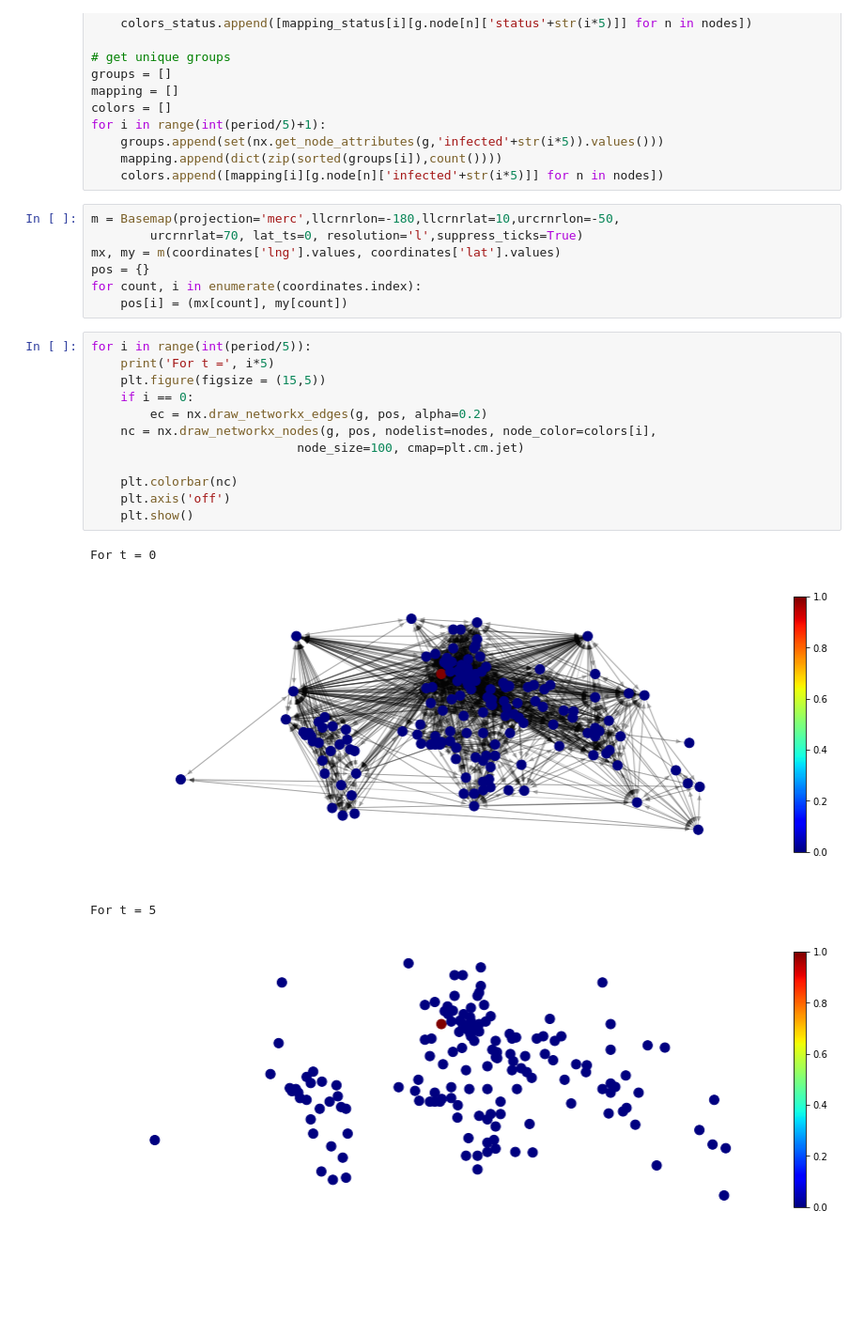
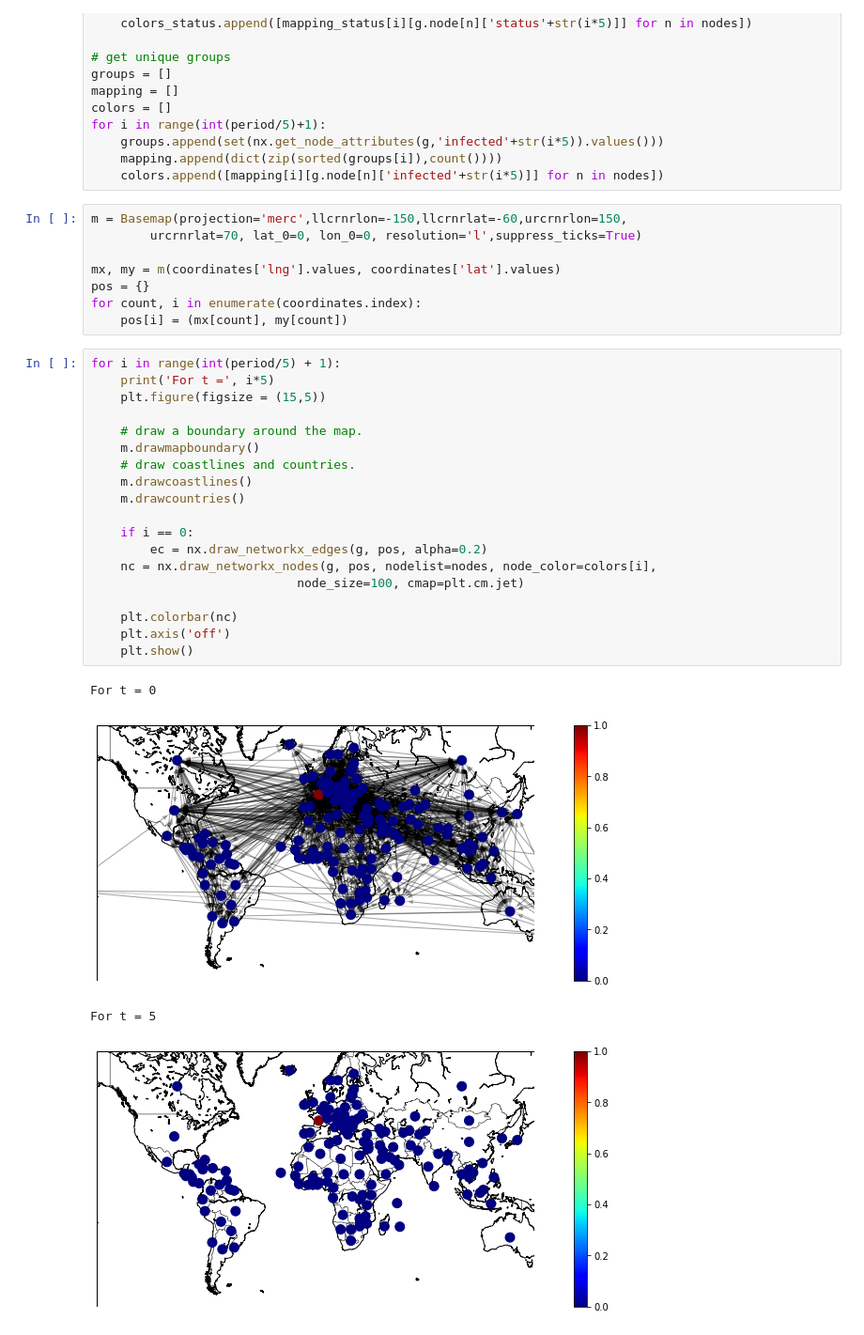
Before and after one commit to jllcentraleessec/NGSA-Epidemic-Prediction, a Jupyter notebook: Map.ipynb, the cells around one changed output. Shown at 94% size. Drawn from its saved outputs; the diff is of its cells as text; blank space fills up the shorter version.

Commit message:
Adding continents and countries background

```diff
--- a/Map.ipynb
+++ b/Map.ipynb
@@ -79,27 +79,35 @@ for i in range(int(period/5)+1):
     mapping.append(dict(zip(sorted(groups[i]),count())))
     colors.append([mapping[i][g.node[n]['infected'+str(i*5)]] for n in nodes])
 # %%
-m = Basemap(projection='merc',llcrnrlon=-180,llcrnrlat=10,urcrnrlon=-50,
-        urcrnrlat=70, lat_ts=0, resolution='l',suppress_ticks=True)
+m = Basemap(projection='merc',llcrnrlon=-150,llcrnrlat=-60,urcrnrlon=150,
+        urcrnrlat=70, lat_0=0, lon_0=0, resolution='l',suppress_ticks=True)
+
 mx, my = m(coordinates['lng'].values, coordinates['lat'].values)
 pos = {}
 for count, i in enumerate(coordinates.index):
     pos[i] = (mx[count], my[count])
 # %%
-for i in range(int(period/5)):
+for i in range(int(period/5) + 1):
     print('For t =', i*5)
     plt.figure(figsize = (15,5))
+
+    # draw a boundary around the map.
+    m.drawmapboundary()
+    # draw coastlines and countries.
+    m.drawcoastlines()
+    m.drawcountries()
+
     if i == 0:
         ec = nx.draw_networkx_edges(g, pos, alpha=0.2)
     nc = nx.draw_networkx_nodes(g, pos, nodelist=nodes, node_color=colors[i],
                             node_size=100, cmap=plt.cm.jet)
 
     plt.colorbar(nc)
     plt.axis('off')
     plt.show()
 # %% [output]
 For t = 0
-[figure, old version]
+[figure, new version]
 For t = 5
-[figure, old version]
+[figure, new version]
 For t = 10
```
Also changed, not shown: parts of 5 cells of this notebook.
